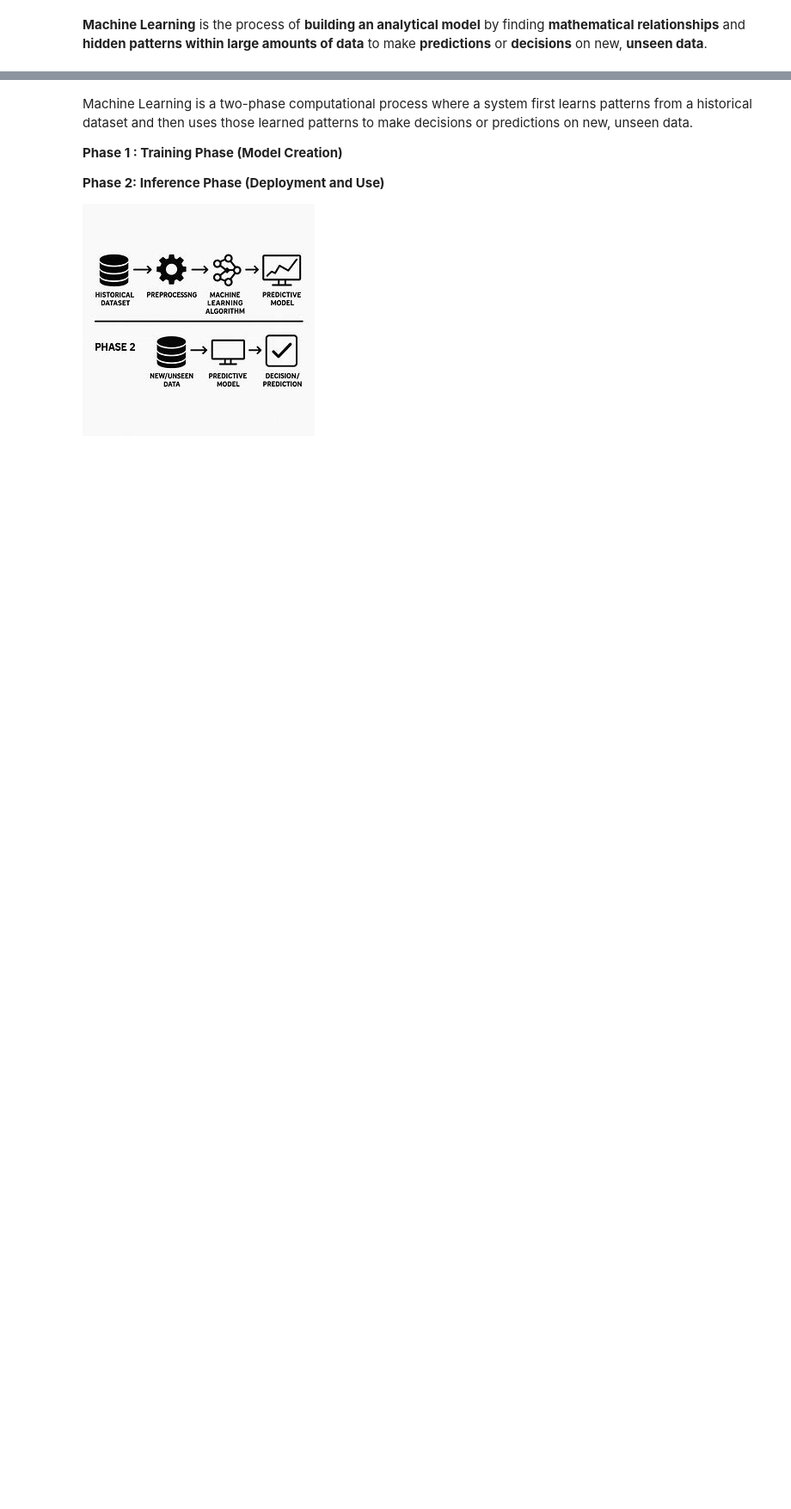
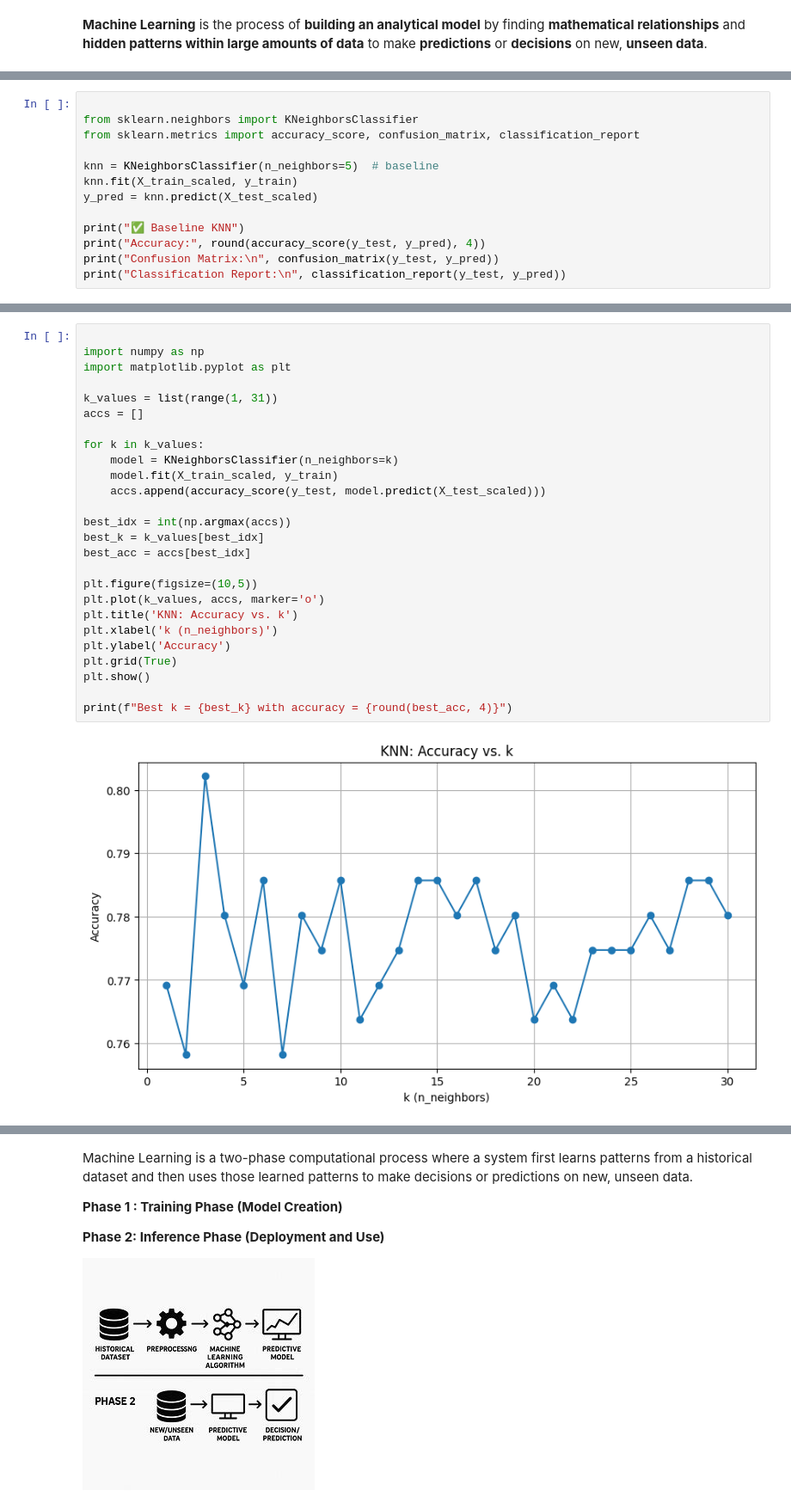
Before and after one commit to softwareWCU/Data-Preprocessing-for-ML-using-Titanic-Dataset, a Jupyter notebook: Machine_Learning.ipynb, the cells around one changed output, grey strips where cells are left out. Shown at 86% size. Saved outputs shown, nothing was run; the diff lists cells and outputs as text; blank space fills up the shorter version.

```diff
--- a/Machine_Learning.ipynb
+++ b/Machine_Learning.ipynb
@@ -2,0 +267,13 @@
+# %%
+
+from sklearn.neighbors import KNeighborsClassifier
+from sklearn.metrics import accuracy_score, confusion_matrix, classification_report
+
+knn = KNeighborsClassifier(n_neighbors=5)  # baseline
+knn.fit(X_train_scaled, y_train)
+y_pred = knn.predict(X_test_scaled)
+
+print("✅ Baseline KNN")
+print("Accuracy:", round(accuracy_score(y_test, y_pred), 4))
+print("Confusion Matrix:\n", confusion_matrix(y_test, y_pred))
+print("Classification Report:\n", classification_report(y_test, y_pred))
@@ -2,0 +295,28 @@
+# %%
+
+import numpy as np
+import matplotlib.pyplot as plt
+
+k_values = list(range(1, 31))
+accs = []
+
+for k in k_values:
+    model = KNeighborsClassifier(n_neighbors=k)
+    model.fit(X_train_scaled, y_train)
+    accs.append(accuracy_score(y_test, model.predict(X_test_scaled)))
+
+best_idx = int(np.argmax(accs))
+best_k = k_values[best_idx]
+best_acc = accs[best_idx]
+
+plt.figure(figsize=(10,5))
+plt.plot(k_values, accs, marker='o')
+plt.title('KNN: Accuracy vs. k')
+plt.xlabel('k (n_neighbors)')
+plt.ylabel('Accuracy')
+plt.grid(True)
+plt.show()
+
+print(f"Best k = {best_k} with accuracy = {round(best_acc, 4)}")
+# %% [output]
+[figure, added]
```
Also changed, not shown: parts of 28 cells of this notebook, 2 other files.
